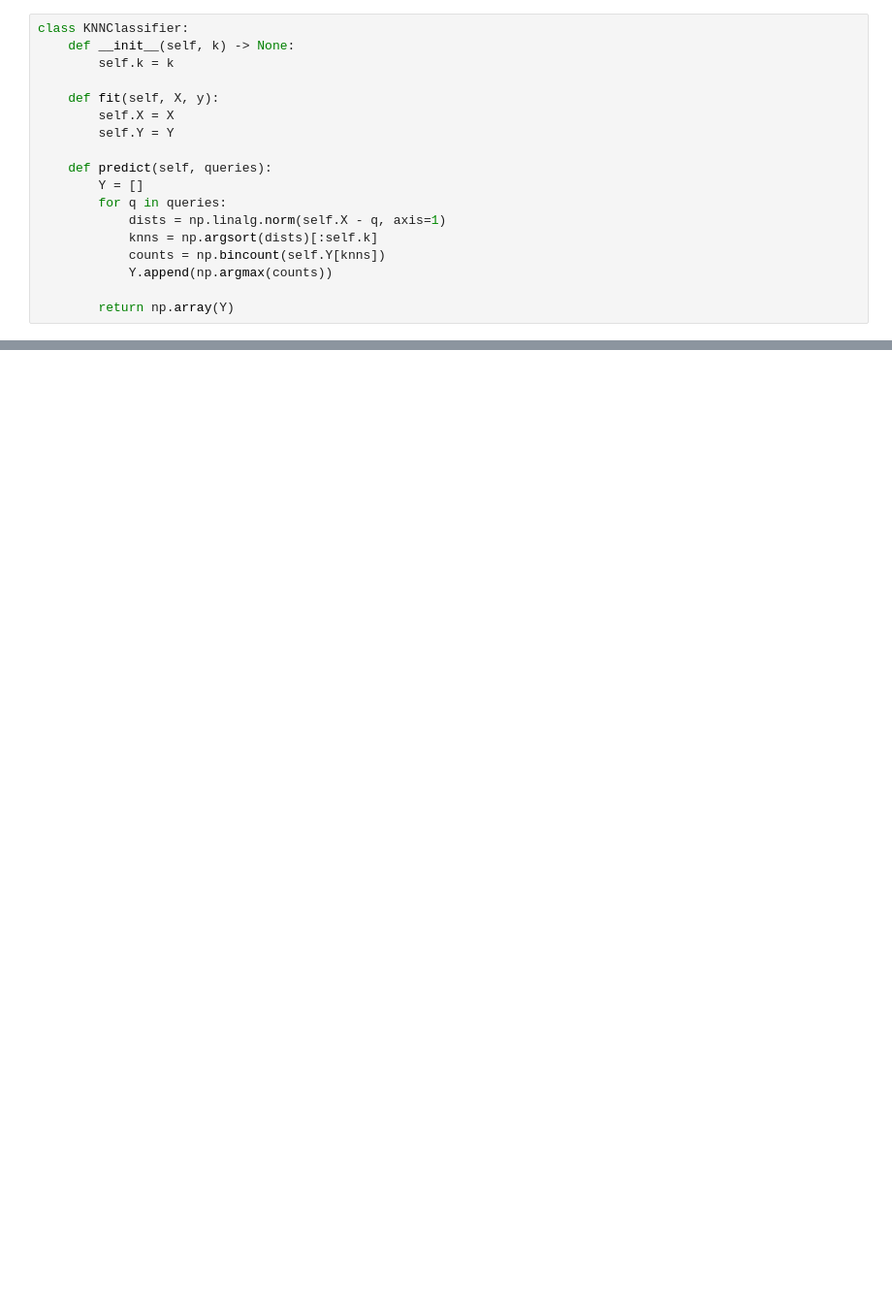
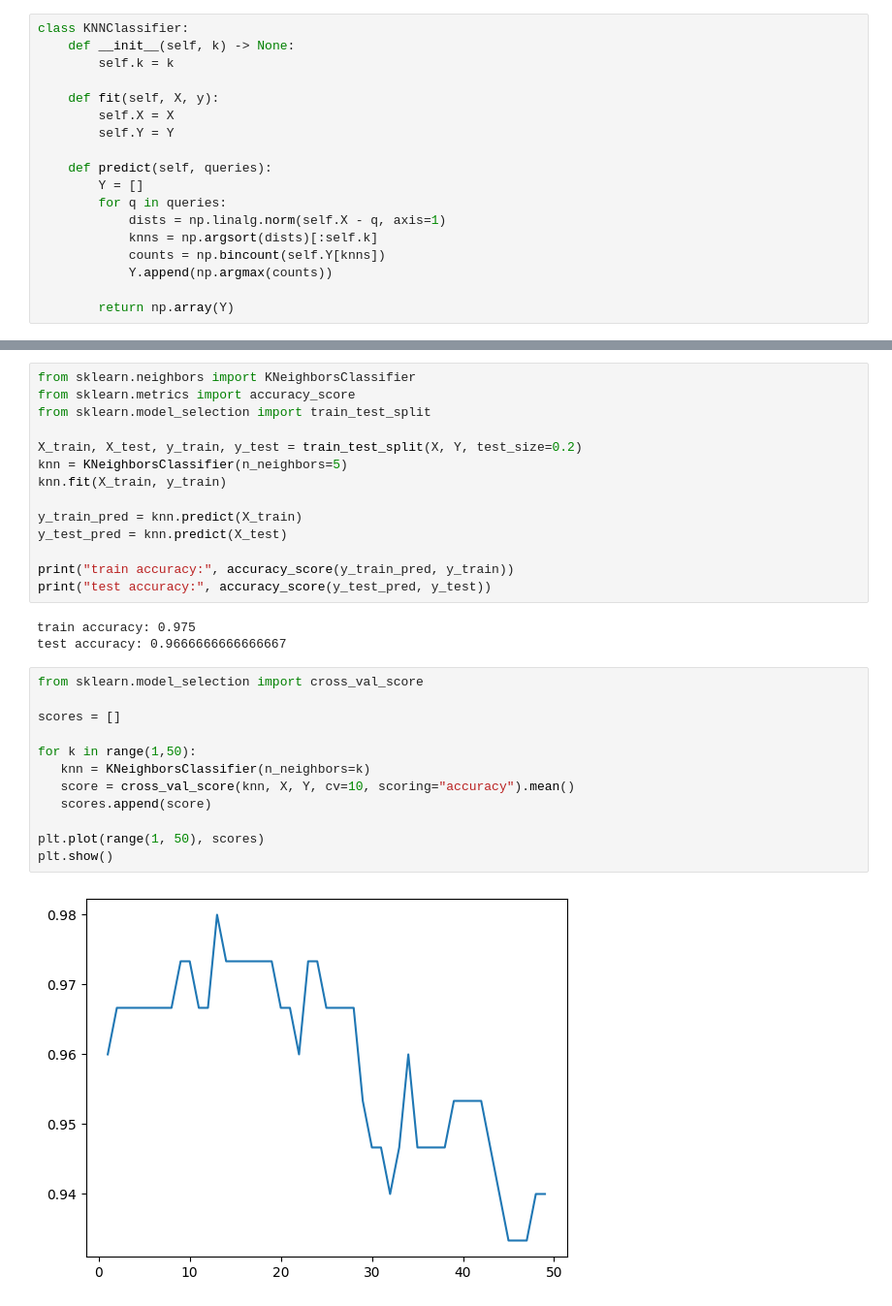
Before and after one commit to iinmv2486/ML_Textbook-pytorch-, a Jupyter notebook: Data_science/KNN.ipynb, the cells around one changed output, grey strips where cells are left out. Shown at 97% size. Drawn from its saved outputs; the diff is of its cells as text; blank space fills up the shorter version.

```diff
--- a/Data_science/KNN.ipynb
+++ b/Data_science/KNN.ipynb
@@ -97,0 +131,31 @@ def cross_val_score(knn, X, Y, cv):
+# %%
+from sklearn.neighbors import KNeighborsClassifier
+from sklearn.metrics import accuracy_score
+from sklearn.model_selection import train_test_split
+
+X_train, X_test, y_train, y_test = train_test_split(X, Y, test_size=0.2)
+knn = KNeighborsClassifier(n_neighbors=5)
+knn.fit(X_train, y_train)
+
+y_train_pred = knn.predict(X_train)
+y_test_pred = knn.predict(X_test)
+
+print("train accuracy:", accuracy_score(y_train_pred, y_train))
+print("test accuracy:", accuracy_score(y_test_pred, y_test))
+# %% [output]
+train accuracy: 0.975
+test accuracy: 0.9666666666666667
+# %%
+from sklearn.model_selection import cross_val_score
+
+scores = []
+
+for k in range(1,50):
+   knn = KNeighborsClassifier(n_neighbors=k)
+   score = cross_val_score(knn, X, Y, cv=10, scoring="accuracy").mean()
+   scores.append(score)
+
+plt.plot(range(1, 50), scores)
+plt.show()
+# %% [output]
+[figure, added]
```
Also changed, not shown: parts of 6 cells of this notebook, 3 other files.
